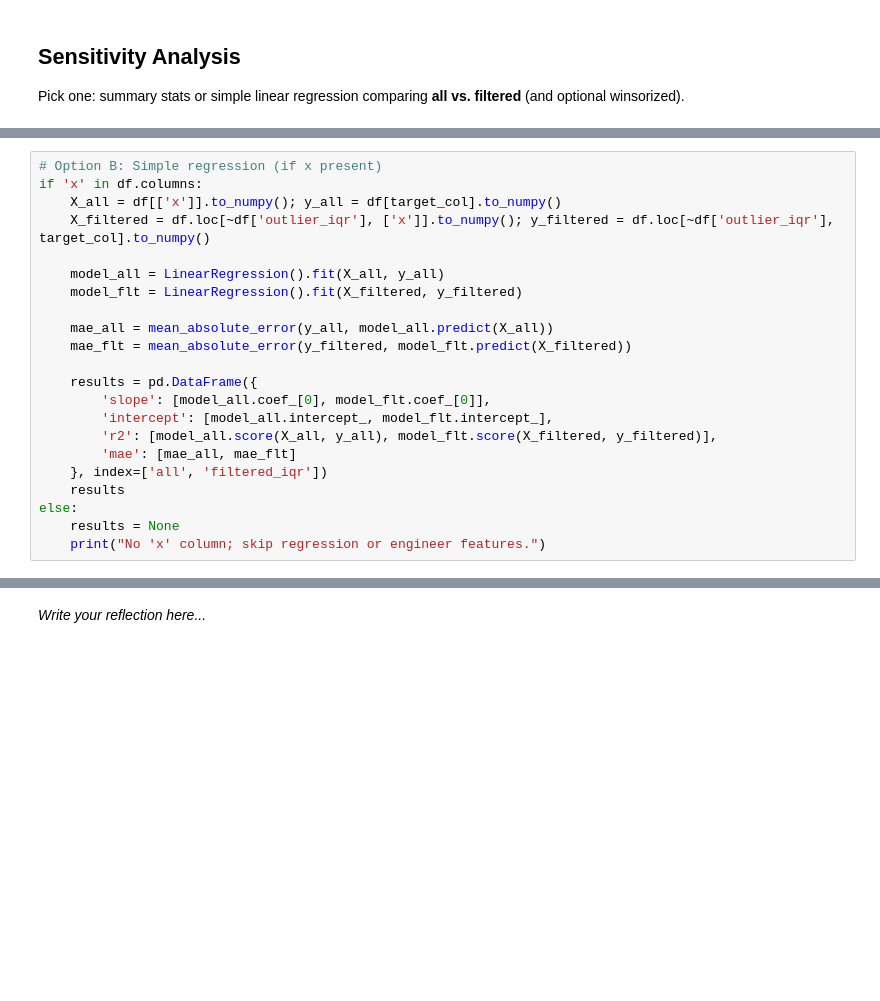
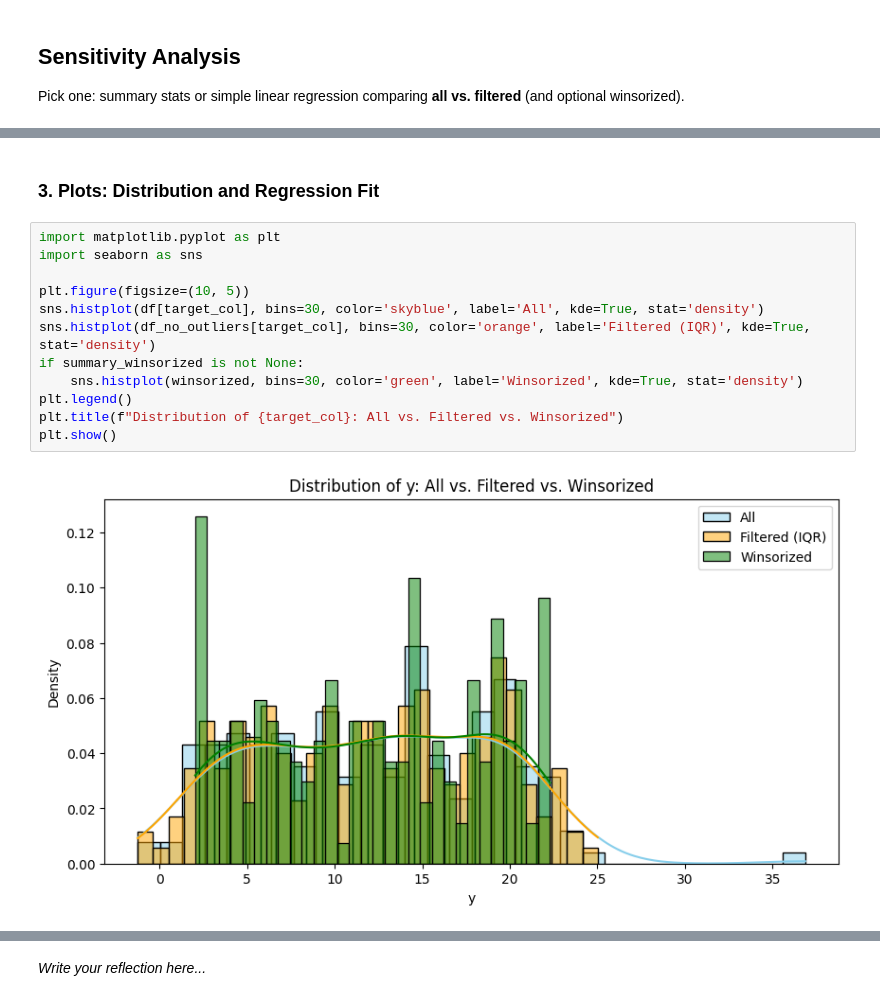
Before and after one commit to yuqingyan2003/bootcamp_Yuqing_Yan, a Jupyter notebook: homework/stage07_outliers-risk-assumptions/stage07_outliers-risk-assumptions_homework-starter.ipynb, the cells around one changed output, grey strips where cells are left out. Drawn from its saved outputs; the diff is of its cells as text; blank space fills up the shorter version.

```diff
--- a/homework/stage07_outliers-risk-assumptions/stage07_outliers-risk-assumptions_homework-starter.ipynb
+++ b/homework/stage07_outliers-risk-assumptions/stage07_outliers-risk-assumptions_homework-starter.ipynb
@@ -154,22 +229,0 @@ comp
-# %%
-# Option B: Simple regression (if x present)
-if 'x' in df.columns:
-    X_all = df[['x']].to_numpy(); y_all = df[target_col].to_numpy()
-    X_filtered = df.loc[~df['outlier_iqr'], ['x']].to_numpy(); y_filtered = df.loc[~df['outlier_iqr'], target_col].to_numpy()
-
-    model_all = LinearRegression().fit(X_all, y_all)
-    model_flt = LinearRegression().fit(X_filtered, y_filtered)
-
-    mae_all = mean_absolute_error(y_all, model_all.predict(X_all))
-    mae_flt = mean_absolute_error(y_filtered, model_flt.predict(X_filtered))
-
-    results = pd.DataFrame({
-        'slope': [model_all.coef_[0], model_flt.coef_[0]],
-        'intercept': [model_all.intercept_, model_flt.intercept_],
-        'r2': [model_all.score(X_all, y_all), model_flt.score(X_filtered, y_filtered)],
-        'mae': [mae_all, mae_flt]
-    }, index=['all', 'filtered_iqr'])
-    results
-else:
-    results = None
-    print("No 'x' column; skip regression or engineer features.")
@@ -181,0 +295,16 @@ else:
+# %% [markdown]
+### 3. Plots: Distribution and Regression Fit
+# %%
+import matplotlib.pyplot as plt
+import seaborn as sns
+
+plt.figure(figsize=(10, 5))
+sns.histplot(df[target_col], bins=30, color='skyblue', label='All', kde=True, stat='density')
+sns.histplot(df_no_outliers[target_col], bins=30, color='orange', label='Filtered (IQR)', kde=True, stat='density')
+if summary_winsorized is not None:
+    sns.histplot(winsorized, bins=30, color='green', label='Winsorized', kde=True, stat='density')
+plt.legend()
+plt.title(f"Distribution of {target_col}: All vs. Filtered vs. Winsorized")
+plt.show()
+# %% [output]
+[figure, added]
```
Also changed, not shown: parts of 14 cells of this notebook, 4 other files.
